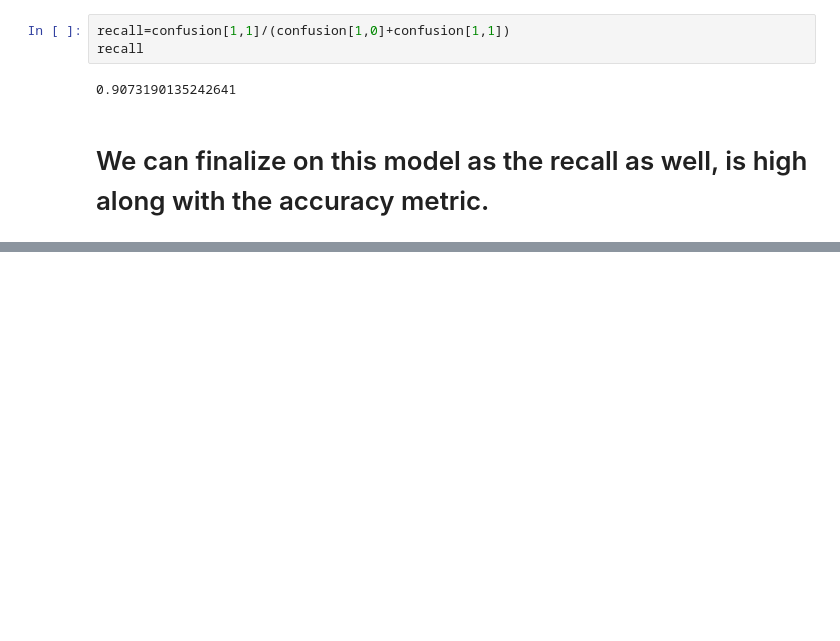
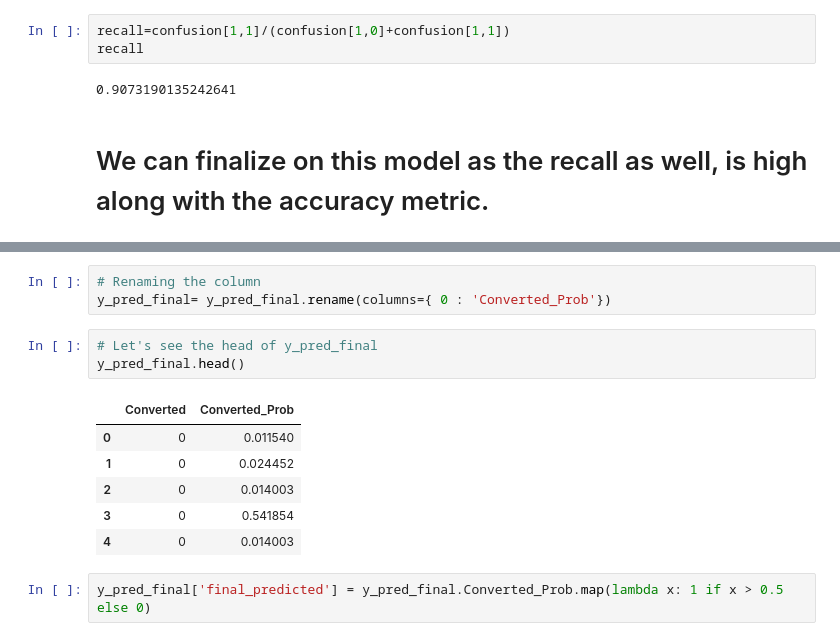
Before and after one commit to sridevim11/Lead-Scoring-Assignment, a Jupyter notebook: LeadScoring.ipynb, the cells around one changed output, grey strips where cells are left out. Drawn from its saved outputs; the diff is of its cells as text; blank space fills up the shorter version.

```diff
--- a/LeadScoring.ipynb
+++ b/LeadScoring.ipynb
@@ -1226,0 +1302,15 @@ recall
+# %%
+# Renaming the column
+y_pred_final= y_pred_final.rename(columns={ 0 : 'Converted_Prob'})
+# %%
+# Let's see the head of y_pred_final
+y_pred_final.head()
+# %% [output]
+|  | Converted | Converted_Prob |
+| 0 | 0 | 0.011540 |
+| 1 | 0 | 0.024452 |
+| 2 | 0 | 0.014003 |
+| 3 | 0 | 0.541854 |
+| 4 | 0 | 0.014003 |
+# %%
+y_pred_final['final_predicted'] = y_pred_final.Converted_Prob.map(lambda x: 1 if x > 0.5 else 0)
```
Also changed, not shown: parts of 23 cells of this notebook.
